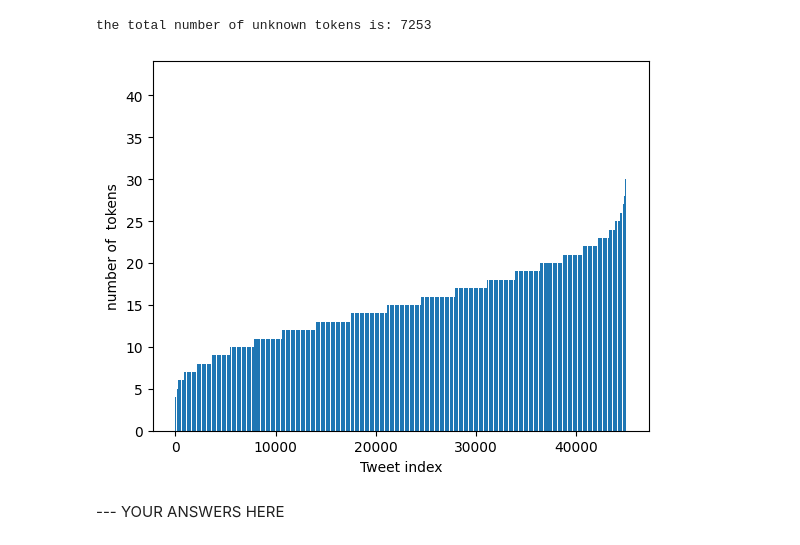
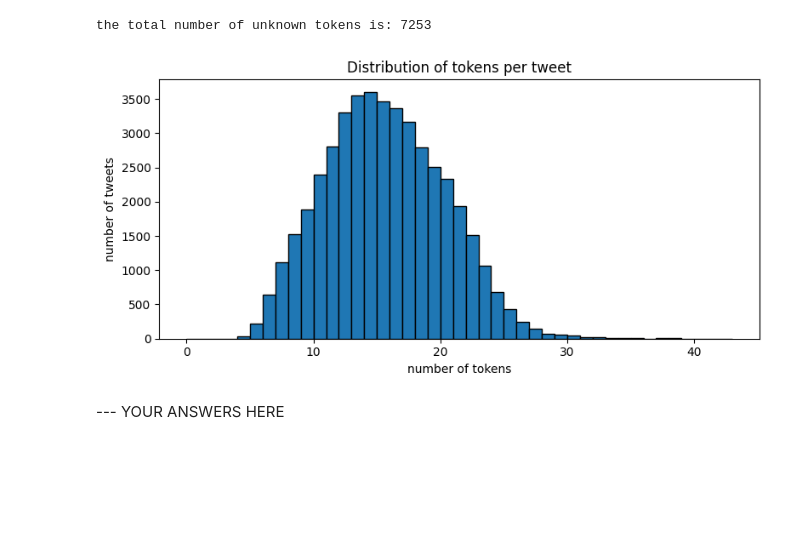
Before and after one commit to OmericoN/NLP_Labs1_Group18, a Jupyter notebook: Lab_1_Raul.ipynb, the cells around one changed output. Drawn from its saved outputs; the diff is of its cells as text; code cells hidden in the pictures; blank space fills up the shorter version.

```diff
--- a/Lab_1_Raul.ipynb
+++ b/Lab_1_Raul.ipynb
@@ -797,16 +844,20 @@ print(f"the total number of unknown tokens is: {total_unknown}")
 # %% [output]
 the total number of unknown tokens is: 7253
 # %%
-### Question 2
+#### Question 2
 df_6_train = pd.DataFrame(dataset['train'])
 num_tokens = [len(tokens) for tokens in df_6_train['tokens']]
-num_tokens.sort()
-plt.bar(range(1, len(num_tokens)+1),num_tokens)
-plt.xlabel('Tweet index')
-plt.ylabel('number of  tokens')
+
+# plot histogram of token counts
+plt.figure(figsize=(8,4))
+plt.hist(num_tokens, bins=range(0, max(num_tokens) + 2), edgecolor='black')
+plt.xlabel('number of tokens')
+plt.ylabel('number of tweets')
+plt.title('Distribution of tokens per tweet')
+plt.tight_layout()
 plt.show()
 # %% [output]
-[figure, old version]
+[figure, new version]
 # %% [markdown]
 --- YOUR ANSWERS HERE
 # %%
```
Also changed, not shown: parts of 14 cells of this notebook.
